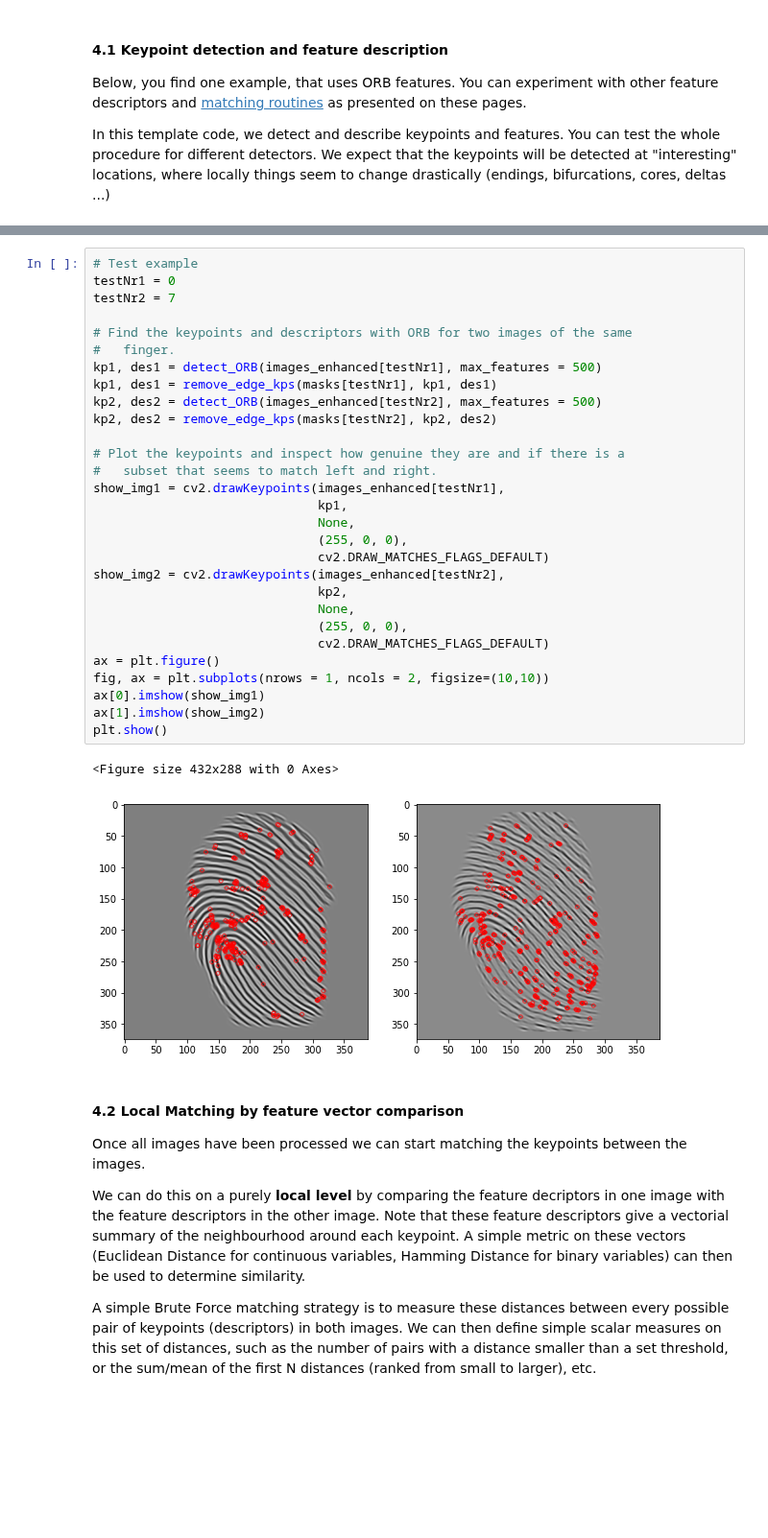
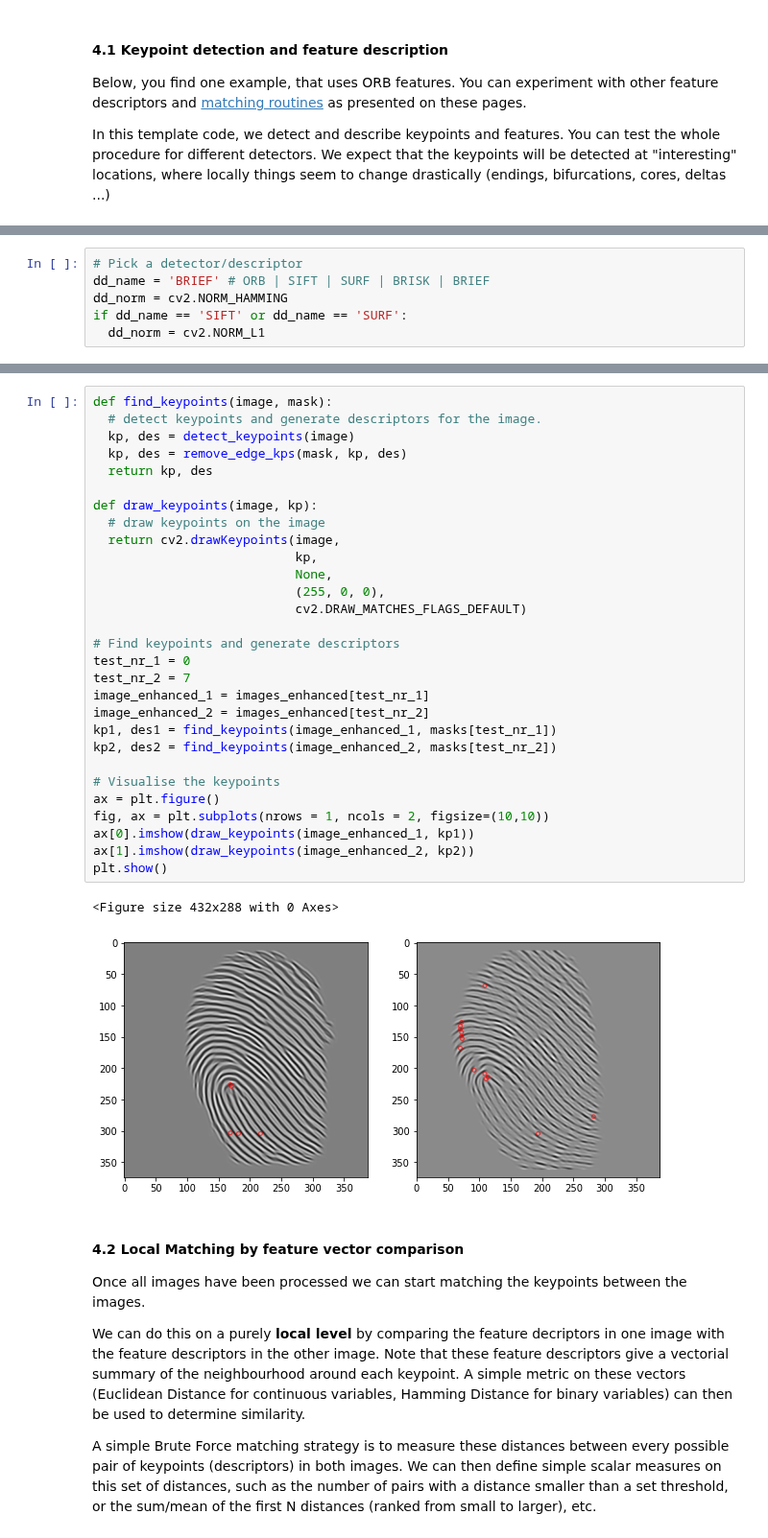
Before and after one commit to BrunoVandekerkhove/biometric-systems, a Jupyter notebook: fingerprint_recognition/fingerprint_recognition.ipynb, the cells around one changed output, grey strips where cells are left out. Shown at 96% size. Cells and saved outputs as stored; diff of their text form; blank space fills up the shorter version.

```diff
--- a/fingerprint_recognition/fingerprint_recognition.ipynb
+++ b/fingerprint_recognition/fingerprint_recognition.ipynb
@@ -168,0 +167,6 @@ def detect_ORB(image, max_features = 500):
+# %%
+# Pick a detector/descriptor
+dd_name = 'BRIEF' # ORB | SIFT | SURF | BRISK | BRIEF
+dd_norm = cv2.NORM_HAMMING
+if dd_name == 'SIFT' or dd_name == 'SURF':
+  dd_norm = cv2.NORM_L1
@@ -182,36 +225,36 @@ def remove_edge_kps(mask, kp, desc):
     return kpn, descn
-# %%
-# Test example
-testNr1 = 0
-testNr2 = 7
-
-# Find the keypoints and descriptors with ORB for two images of the same
-#   finger.
-kp1, des1 = detect_ORB(images_enhanced[testNr1], max_features = 500)
-kp1, des1 = remove_edge_kps(masks[testNr1], kp1, des1)
-kp2, des2 = detect_ORB(images_enhanced[testNr2], max_features = 500)
-kp2, des2 = remove_edge_kps(masks[testNr2], kp2, des2)
-
-# Plot the keypoints and inspect how genuine they are and if there is a
-#   subset that seems to match left and right.
-show_img1 = cv2.drawKeypoints(images_enhanced[testNr1],
-                              kp1,
-                              None,
-                              (255, 0, 0),
-                              cv2.DRAW_MATCHES_FLAGS_DEFAULT)
-show_img2 = cv2.drawKeypoints(images_enhanced[testNr2],
-                              kp2,
-                              None,
-                              (255, 0, 0),
-                              cv2.DRAW_MATCHES_FLAGS_DEFAULT)
-ax = plt.figure()
-fig, ax = plt.subplots(nrows = 1, ncols = 2, figsize=(10,10))
-ax[0].imshow(show_img1)
-ax[1].imshow(show_img2)
-plt.show()
-# %% [output]
-<Figure size 432x288 with 0 Axes>
-[figure, removed]
+# %%
+def find_keypoints(image, mask):
+  # detect keypoints and generate descriptors for the image.
+  kp, des = detect_keypoints(image)
+  kp, des = remove_edge_kps(mask, kp, des)
+  return kp, des
+
+def draw_keypoints(image, kp):
+  # draw keypoints on the image
+  return cv2.drawKeypoints(image,
+                           kp,
+                           None,
+                           (255, 0, 0),
+                           cv2.DRAW_MATCHES_FLAGS_DEFAULT)
+
+# Find keypoints and generate descriptors
+test_nr_1 = 0
+test_nr_2 = 7
+image_enhanced_1 = images_enhanced[test_nr_1]
+image_enhanced_2 = images_enhanced[test_nr_2]
+kp1, des1 = find_keypoints(image_enhanced_1, masks[test_nr_1])
+kp2, des2 = find_keypoints(image_enhanced_2, masks[test_nr_2])
+
+# Visualise the keypoints
+ax = plt.figure()
+fig, ax = plt.subplots(nrows = 1, ncols = 2, figsize=(10,10))
+ax[0].imshow(draw_keypoints(image_enhanced_1, kp1))
+ax[1].imshow(draw_keypoints(image_enhanced_2, kp2))
+plt.show()
+# %% [output]
+<Figure size 432x288 with 0 Axes>
+[figure, added]
 # %% [markdown]
 #### 4.2 Local Matching by feature vector comparison
 
```
Also changed, not shown: parts of 16 cells of this notebook.
